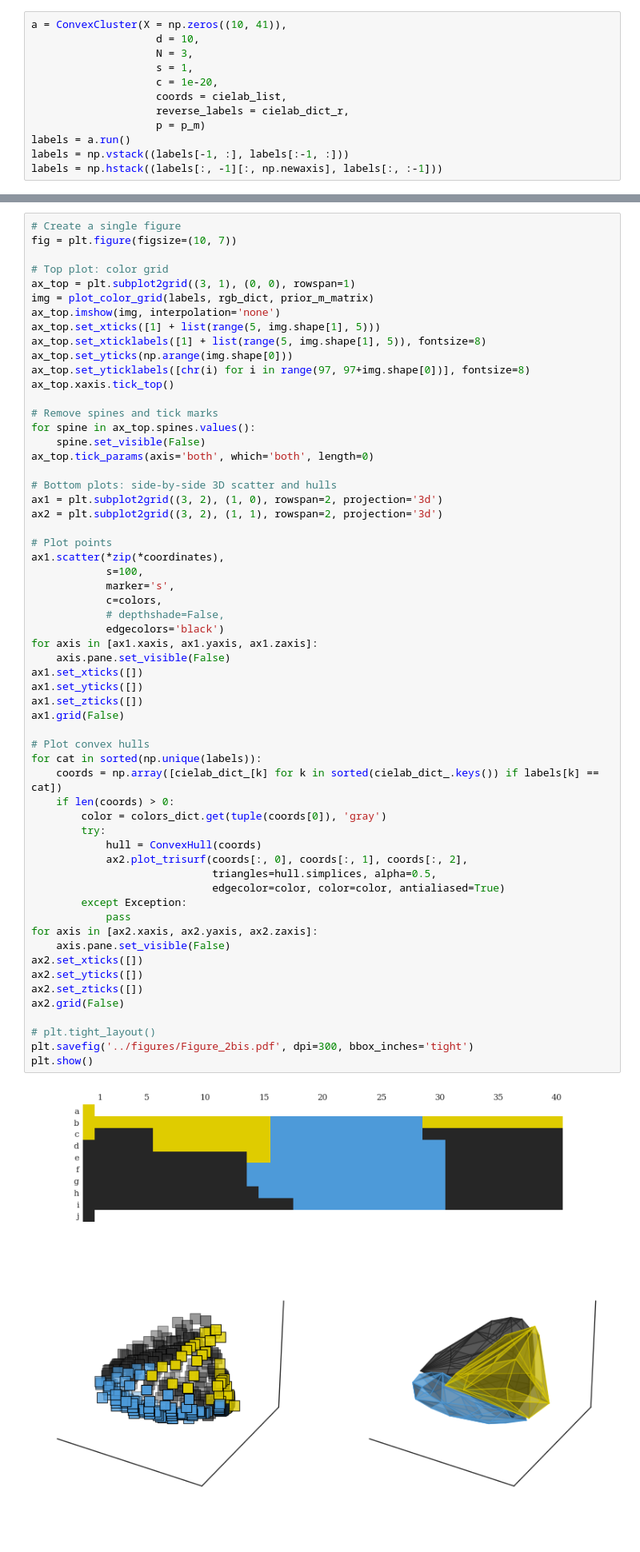
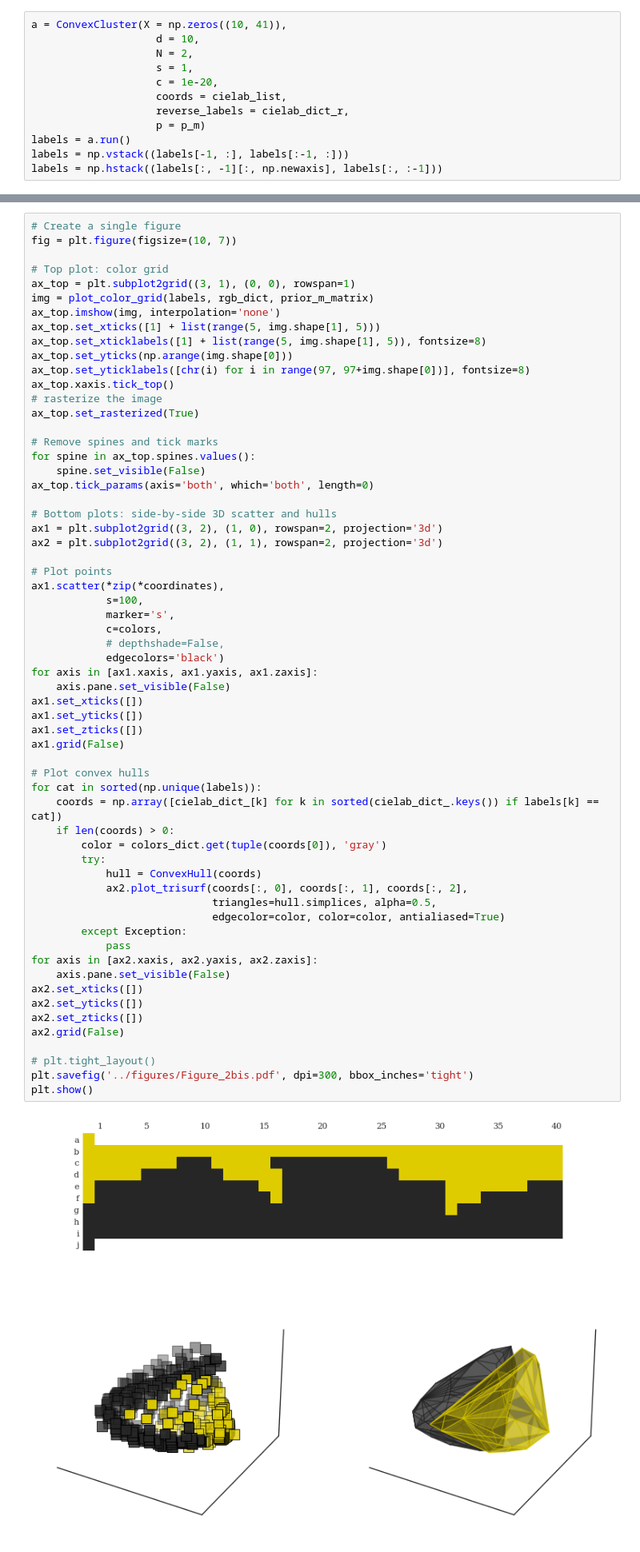
Before and after one commit to alexeykosh/2024-convexity-efficient-communication, a Jupyter notebook: notebooks/convex_hull_visuals.ipynb, the cells around one changed output, grey strips where cells are left out. Shown at 80% size. Cells and saved outputs as stored; diff of their text form.

```diff
--- a/notebooks/convex_hull_visuals.ipynb
+++ b/notebooks/convex_hull_visuals.ipynb
@@ -106,7 +106,7 @@ prior_m_matrix = np.hstack((prior_m_matrix[:, -1][:, np.newaxis], prior_m_matrix
 # %%
 a = ConvexCluster(X = np.zeros((10, 41)),
                     d = 10,
-                    N = 3,
+                    N = 2,
                     s = 1,
                     c = 1e-20,
                     coords = cielab_list,
@@ -289,6 +289,8 @@ ax_top.set_xticklabels([1] + list(range(5, img.shape[1], 5)), fontsize=8)
 ax_top.set_yticks(np.arange(img.shape[0]))
 ax_top.set_yticklabels([chr(i) for i in range(97, 97+img.shape[0])], fontsize=8)
 ax_top.xaxis.tick_top()
+# rasterize the image
+ax_top.set_rasterized(True)
 
 # Remove spines and tick marks
 for spine in ax_top.spines.values():
@@ -309,31 +311,31 @@ ax1.scatter(*zip(*coordinates),
 for axis in [ax1.xaxis, ax1.yaxis, ax1.zaxis]:
     axis.pane.set_visible(False)
 ax1.set_xticks([])
 ax1.set_yticks([])
 ax1.set_zticks([])
 ax1.grid(False)
 
 # Plot convex hulls
 for cat in sorted(np.unique(labels)):
     coords = np.array([cielab_dict_[k] for k in sorted(cielab_dict_.keys()) if labels[k] == cat])
     if len(coords) > 0:
         color = colors_dict.get(tuple(coords[0]), 'gray')
         try:
             hull = ConvexHull(coords)
             ax2.plot_trisurf(coords[:, 0], coords[:, 1], coords[:, 2],
                              triangles=hull.simplices, alpha=0.5,
                              edgecolor=color, color=color, antialiased=True)
         except Exception:
             pass
 for axis in [ax2.xaxis, ax2.yaxis, ax2.zaxis]:
     axis.pane.set_visible(False)
 ax2.set_xticks([])
 ax2.set_yticks([])
 ax2.set_zticks([])
 ax2.grid(False)
 
 # plt.tight_layout()
 plt.savefig('../figures/Figure_2bis.pdf', dpi=300, bbox_inches='tight')
 plt.show()
 # %% [output]
-[figure, old version]
+[figure, new version]
```
Also changed, not shown: parts of 4 cells of this notebook, 1 other file.
